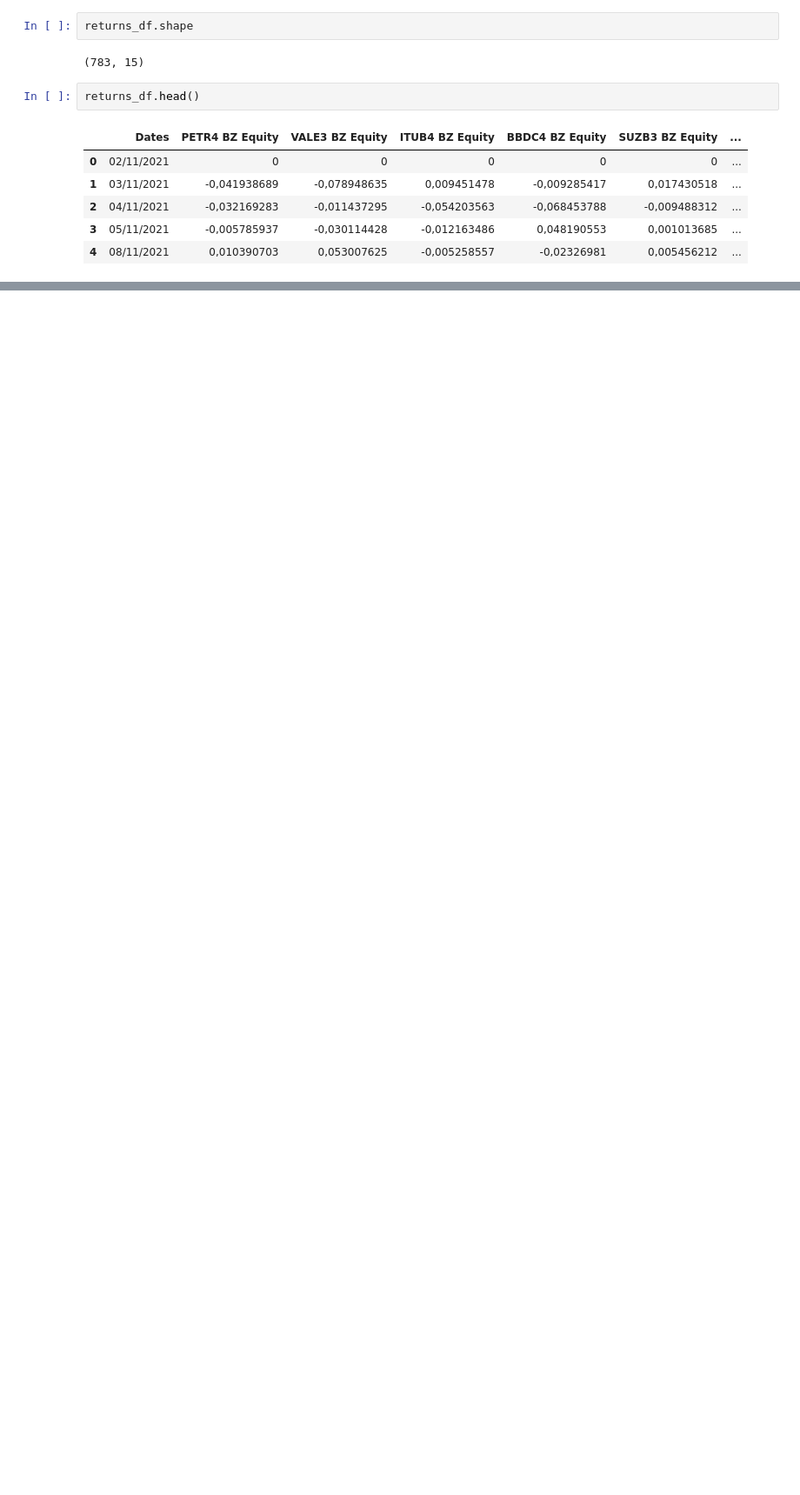
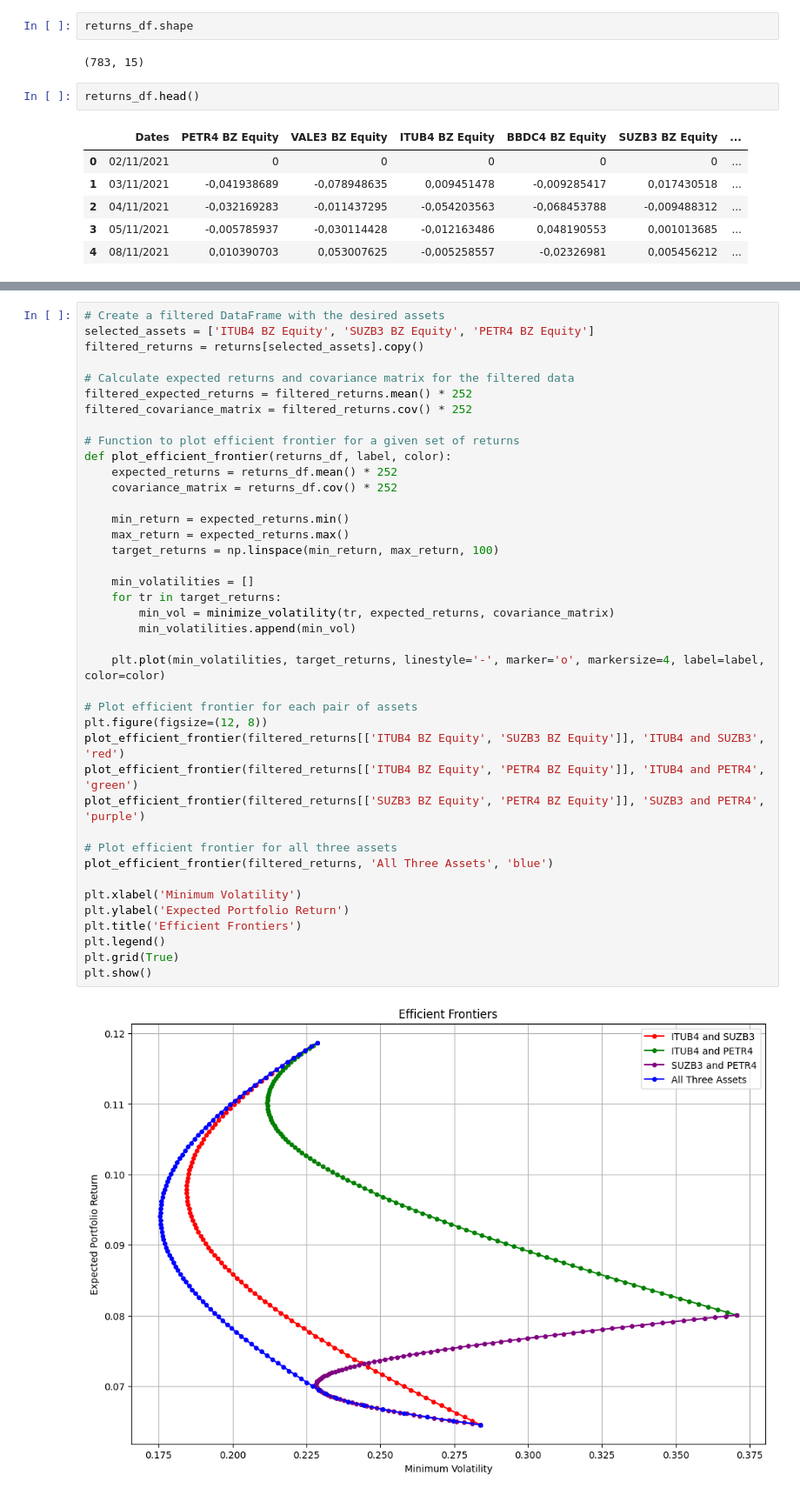
Before and after one commit to FelipeSchreiber/Markowitz, a Jupyter notebook: Efficient_frontier.ipynb, the cells around one changed output, grey strips where cells are left out. Shown: that part at 87% size. Saved outputs shown, nothing was run; the diff lists cells and outputs as text; blank space fills up the shorter version.

```diff
--- a/Efficient_frontier.ipynb
+++ b/Efficient_frontier.ipynb
@@ -178,0 +178,42 @@ plt.show()
+# %%
+# Create a filtered DataFrame with the desired assets
+selected_assets = ['ITUB4 BZ Equity', 'SUZB3 BZ Equity', 'PETR4 BZ Equity']
+filtered_returns = returns[selected_assets].copy()
+
+# Calculate expected returns and covariance matrix for the filtered data
+filtered_expected_returns = filtered_returns.mean() * 252
+filtered_covariance_matrix = filtered_returns.cov() * 252
+
+# Function to plot efficient frontier for a given set of returns
+def plot_efficient_frontier(returns_df, label, color):
+    expected_returns = returns_df.mean() * 252
+    covariance_matrix = returns_df.cov() * 252
+
+    min_return = expected_returns.min()
+    max_return = expected_returns.max()
+    target_returns = np.linspace(min_return, max_return, 100)
+
+    min_volatilities = []
+    for tr in target_returns:
+        min_vol = minimize_volatility(tr, expected_returns, covariance_matrix)
+        min_volatilities.append(min_vol)
+
+    plt.plot(min_volatilities, target_returns, linestyle='-', marker='o', markersize=4, label=label, color=color)
+
+# Plot efficient frontier for each pair of assets
+plt.figure(figsize=(12, 8))
+plot_efficient_frontier(filtered_returns[['ITUB4 BZ Equity', 'SUZB3 BZ Equity']], 'ITUB4 and SUZB3', 'red')
+plot_efficient_frontier(filtered_returns[['ITUB4 BZ Equity', 'PETR4 BZ Equity']], 'ITUB4 and PETR4', 'green')
+plot_efficient_frontier(filtered_returns[['SUZB3 BZ Equity', 'PETR4 BZ Equity']], 'SUZB3 and PETR4', 'purple')
+
+# Plot efficient frontier for all three assets
+plot_efficient_frontier(filtered_returns, 'All Three Assets', 'blue')
+
+plt.xlabel('Minimum Volatility')
+plt.ylabel('Expected Portfolio Return')
+plt.title('Efficient Frontiers')
+plt.legend()
+plt.grid(True)
+plt.show()
+# %% [output]
+[figure, added]
```
Also changed, not shown: parts of 4 cells of this notebook.
